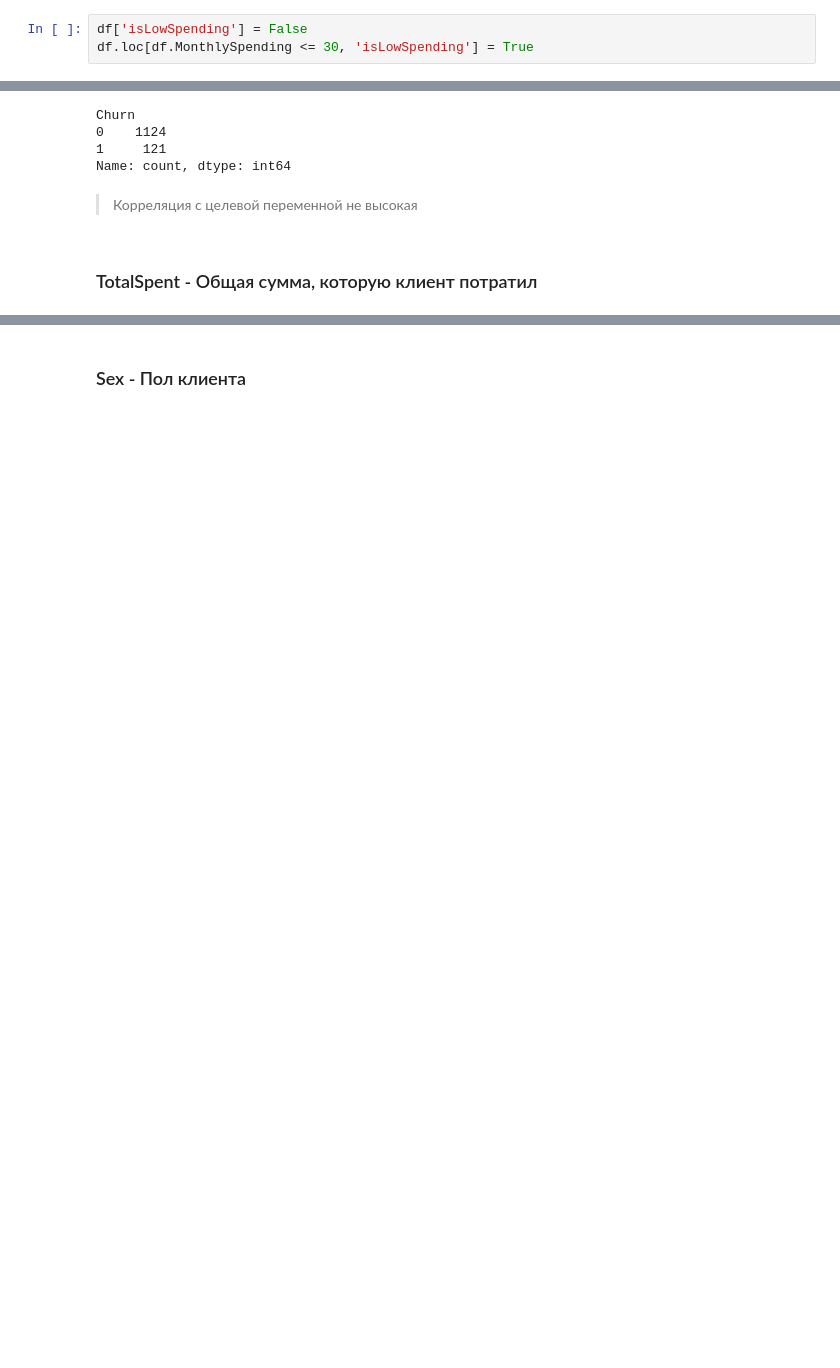
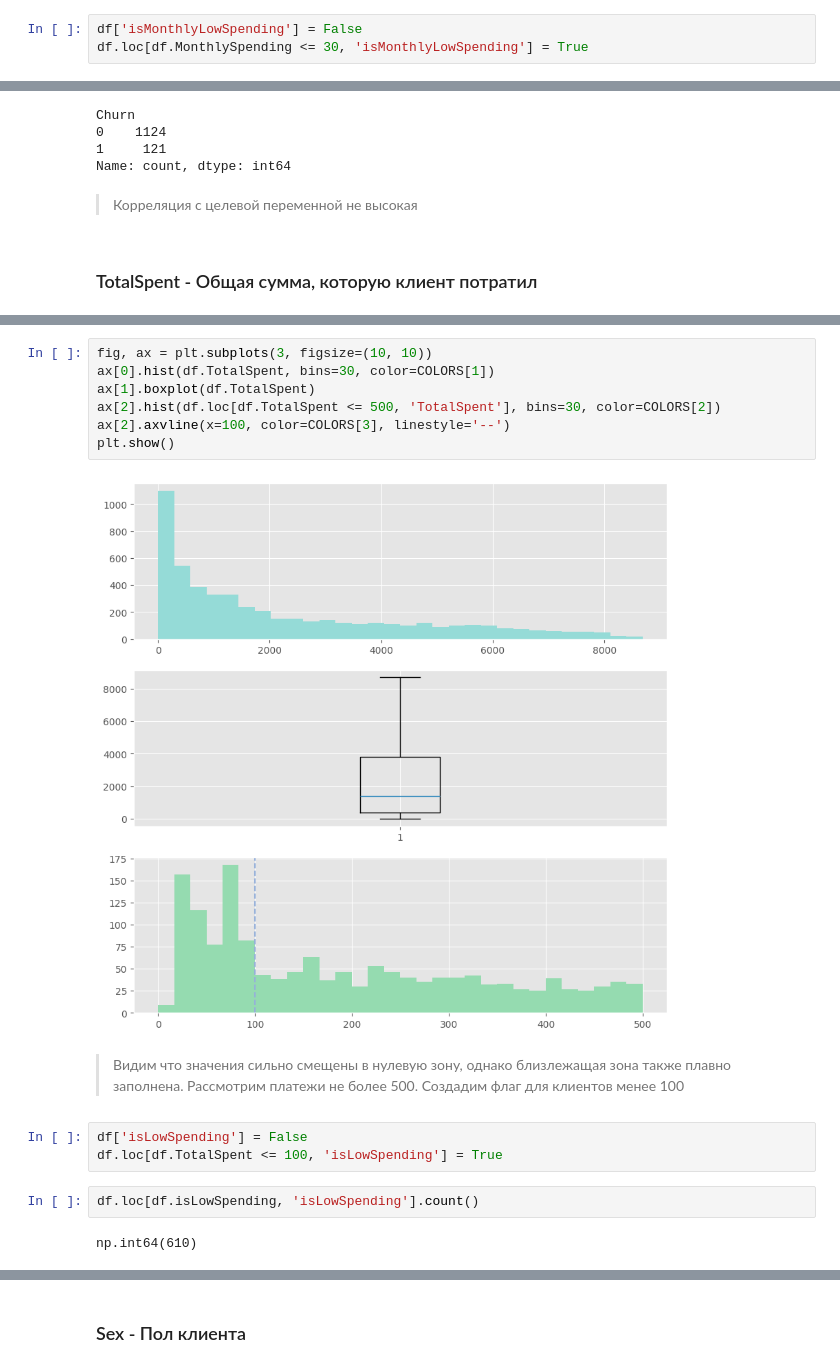
Before and after one commit to alex-chin/dsl_part_1_ml_cv, a Jupyter notebook: week_03_composition_model_selection/Homework/hw_3_kaggle_alx.ipynb, the cells around one changed output, grey strips where cells are left out. Drawn from its saved outputs; the diff is of its cells as text; blank space fills up the shorter version.

```diff
--- a/week_03_composition_model_selection/Homework/hw_3_kaggle_alx.ipynb
+++ b/week_03_composition_model_selection/Homework/hw_3_kaggle_alx.ipynb
@@ -367,6 +368,6 @@ df.loc[df.MonthlySpending <= 30].MonthlySpending.count()
 # %% [markdown]
 > Создадим переменную для клиентов которые немного платят в месяц (< 30)
 # %%
-df['isLowSpending'] = False
-df.loc[df.MonthlySpending <= 30, 'isLowSpending'] = True
+df['isMonthlyLowSpending'] = False
+df.loc[df.MonthlySpending <= 30, 'isMonthlyLowSpending'] = True
 # %%
@@ -389,0 +403,18 @@ Name: count, dtype: int64
+# %%
+fig, ax = plt.subplots(3, figsize=(10, 10))
+ax[0].hist(df.TotalSpent, bins=30, color=COLORS[1])
+ax[1].boxplot(df.TotalSpent)
+ax[2].hist(df.loc[df.TotalSpent <= 500, 'TotalSpent'], bins=30, color=COLORS[2])
+ax[2].axvline(x=100, color=COLORS[3], linestyle='--')
+plt.show()
+# %% [output]
+[figure, added]
+# %% [markdown]
+> Видим что значения сильно смещены в нулевую зону, однако близлежащая зона также плавно заполнена. Рассмотрим платежи не более 500. Создадим флаг для клиентов менее 100
+# %%
+df['isLowSpending'] = False
+df.loc[df.TotalSpent <= 100, 'isLowSpending'] = True
+# %%
+df.loc[df.isLowSpending, 'isLowSpending'].count()
+# %% [output]
+np.int64(610)
```
Also changed, not shown: parts of 28 cells of this notebook.
